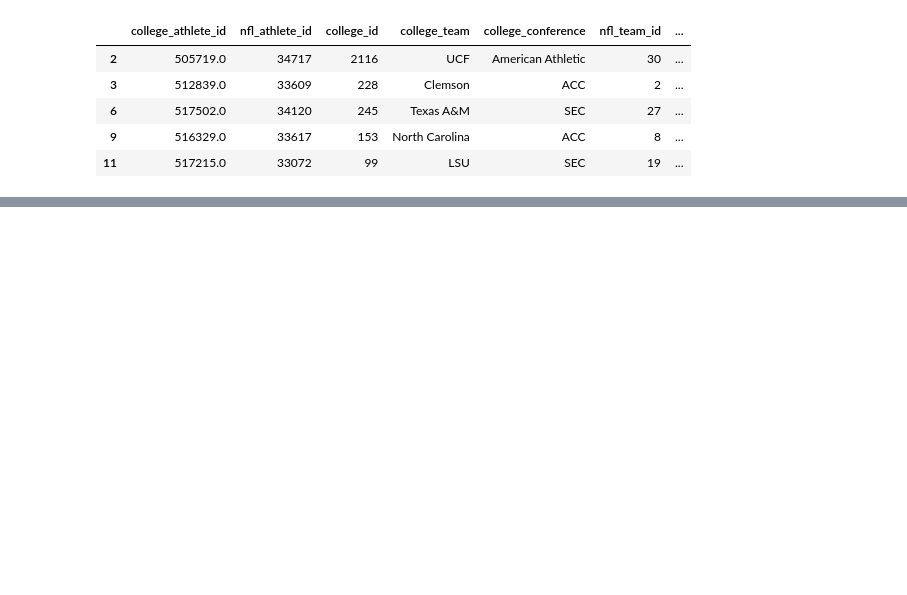
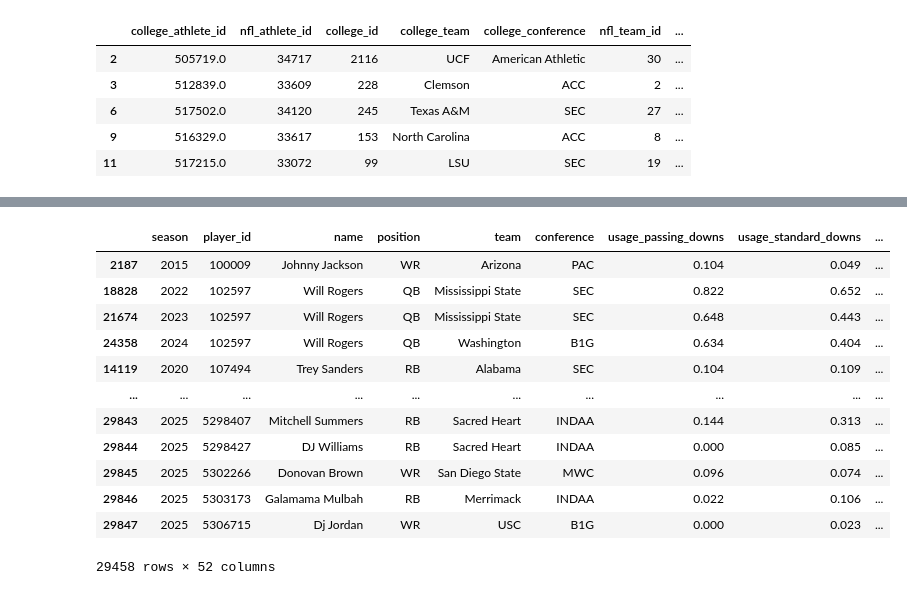
Before and after one commit to SU-IST707-SP26/group-project-big-brains-and-nathan, a Jupyter notebook: data/merge.ipynb, the cells around one changed output, grey strips where cells are left out. Cells and saved outputs as stored; diff of their text form; code cells hidden in the pictures; blank space fills up the shorter version.

```diff
--- a/data/merge.ipynb
+++ b/data/merge.ipynb
@@ -51,0 +42,17 @@ stats.head()
+# %%
+stats['college_season_played'] = stats.groupby('player_id')['season'].transform(lambda x: x - x.min() + 1)
+stats.sort_values(['player_id', 'season'], ascending=True)
+# %% [output]
+|  | season | player_id | name | position | team | conference | usage_passing_downs | usage_standard_downs | ... |
+| 2187 | 2015 | 100009 | Johnny Jackson | WR | Arizona | PAC | 0.104 | 0.049 | ... |
+| 18828 | 2022 | 102597 | Will Rogers | QB | Mississippi State | SEC | 0.822 | 0.652 | ... |
+| 21674 | 2023 | 102597 | Will Rogers | QB | Mississippi State | SEC | 0.648 | 0.443 | ... |
+| 24358 | 2024 | 102597 | Will Rogers | QB | Washington | B1G | 0.634 | 0.404 | ... |
+| 14119 | 2020 | 107494 | Trey Sanders | RB | Alabama | SEC | 0.104 | 0.109 | ... |
+| ... | ... | ... | ... | ... | ... | ... | ... | ... | ... |
+| 29843 | 2025 | 5298407 | Mitchell Summers | RB | Sacred Heart | INDAA | 0.144 | 0.313 | ... |
+| 29844 | 2025 | 5298427 | DJ Williams | RB | Sacred Heart | INDAA | 0.000 | 0.085 | ... |
+| 29845 | 2025 | 5302266 | Donovan Brown | WR | San Diego State | MWC | 0.096 | 0.074 | ... |
+| 29846 | 2025 | 5303173 | Galamama Mulbah | RB | Merrimack | INDAA | 0.022 | 0.106 | ... |
+| 29847 | 2025 | 5306715 | Dj Jordan | WR | USC | B1G | 0.000 | 0.023 | ... |
+29458 rows × 52 columns
```
Also changed, not shown: parts of 10 cells of this notebook, 1 other file.
